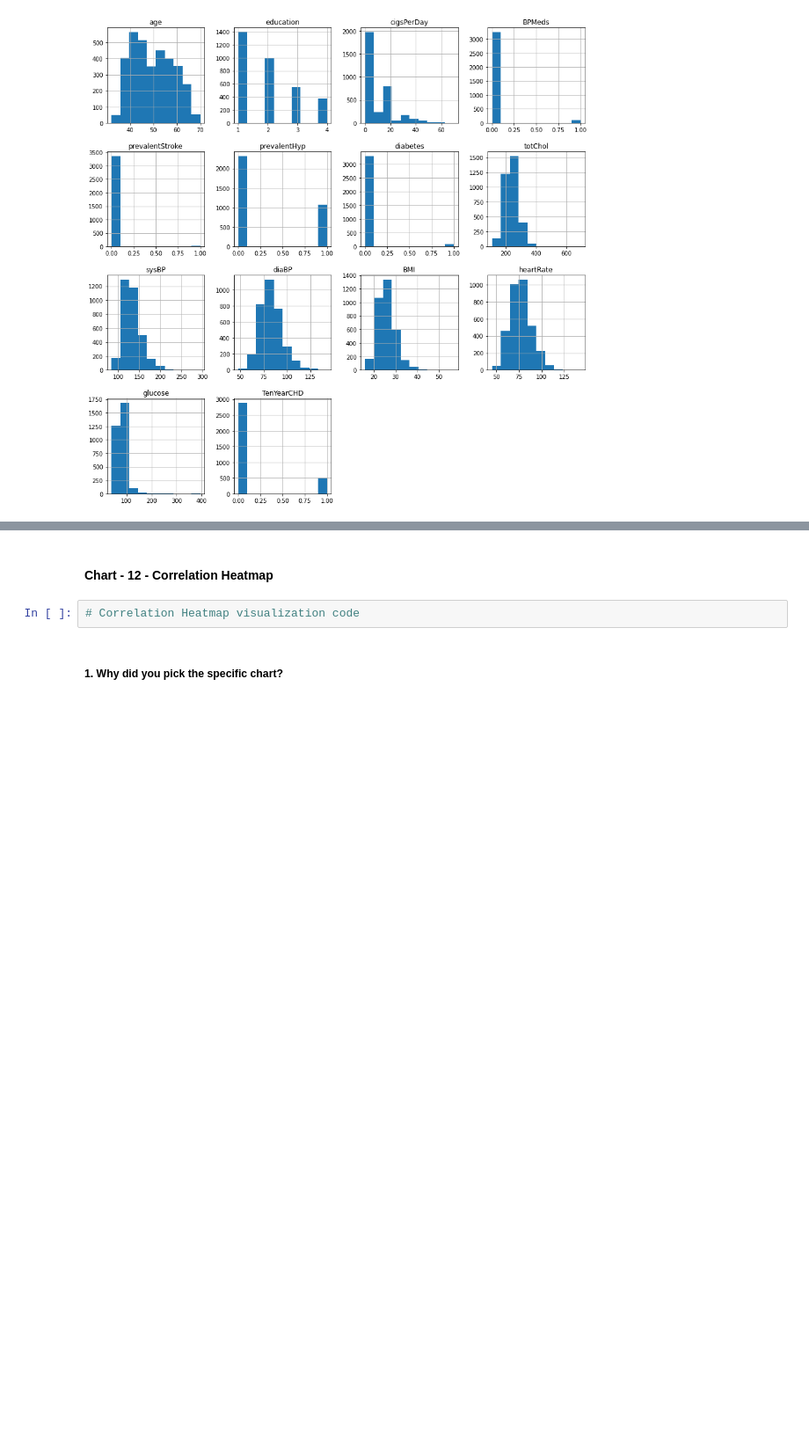
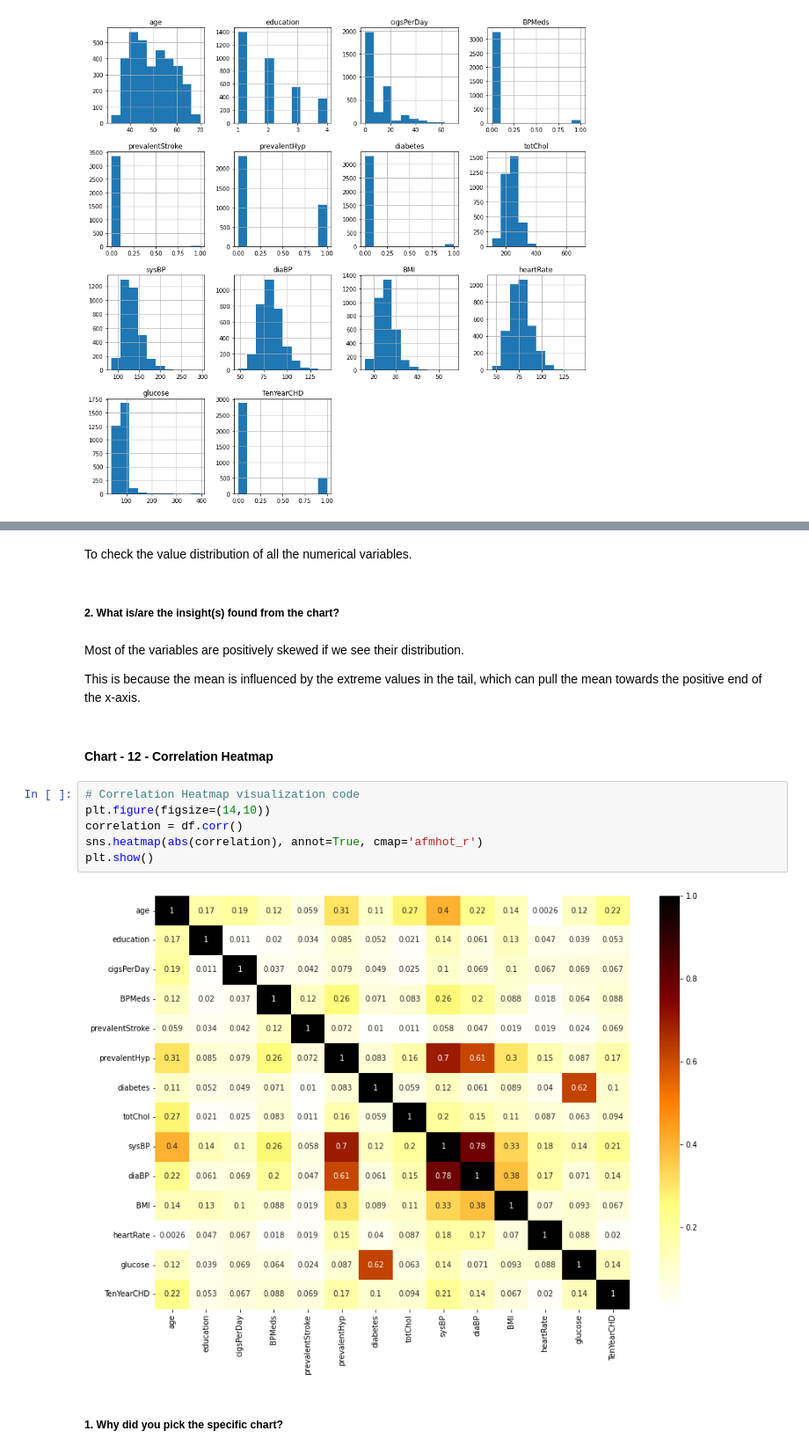
Before and after one commit to ritik1804k/Supervised-ML---Classification-Capstone-Project, a Jupyter notebook: Supervised_ML_Classification_Capstone_Project_.ipynb, the cells around one changed output, grey strips where cells are left out. Shown at 88% size. Drawn from its saved outputs; the diff is of its cells as text; blank space fills up the shorter version.

```diff
--- a/Supervised_ML_Classification_Capstone_Project_.ipynb
+++ b/Supervised_ML_Classification_Capstone_Project_.ipynb
@@ -677,6 +727,20 @@ plt.show()
+# %% [markdown]
+To check the value distribution of all the numerical variables.
+# %% [markdown]
+##### 2. What is/are the insight(s) found from the chart?
+# %% [markdown]
+Most of the variables are positively skewed if we see their distribution.
+
+This is because the mean is influenced by the extreme values in the tail, which can pull the mean towards the positive end of the x-axis.
 # %% [markdown]
 #### Chart - 12 - Correlation Heatmap
-# %%
-# Correlation Heatmap visualization code
+# %%
+# Correlation Heatmap visualization code
+plt.figure(figsize=(14,10))
+correlation = df.corr()
+sns.heatmap(abs(correlation), annot=True, cmap='afmhot_r')
+plt.show()
+# %% [output]
+[figure, added]
 # %% [markdown]
 ##### 1. Why did you pick the specific chart?
```
Also changed, not shown: parts of 65 cells of this notebook.
